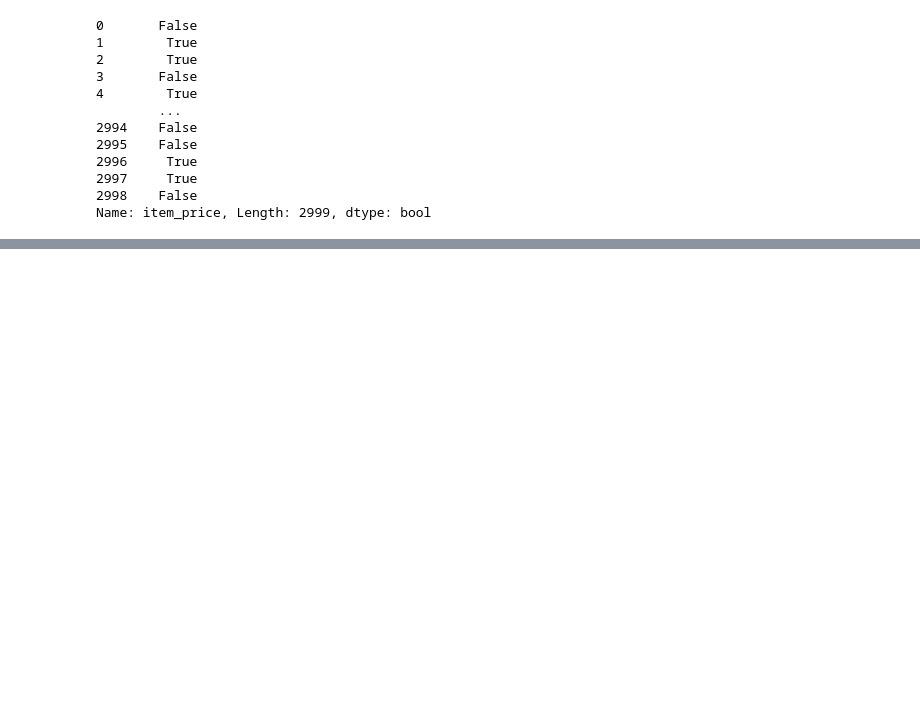
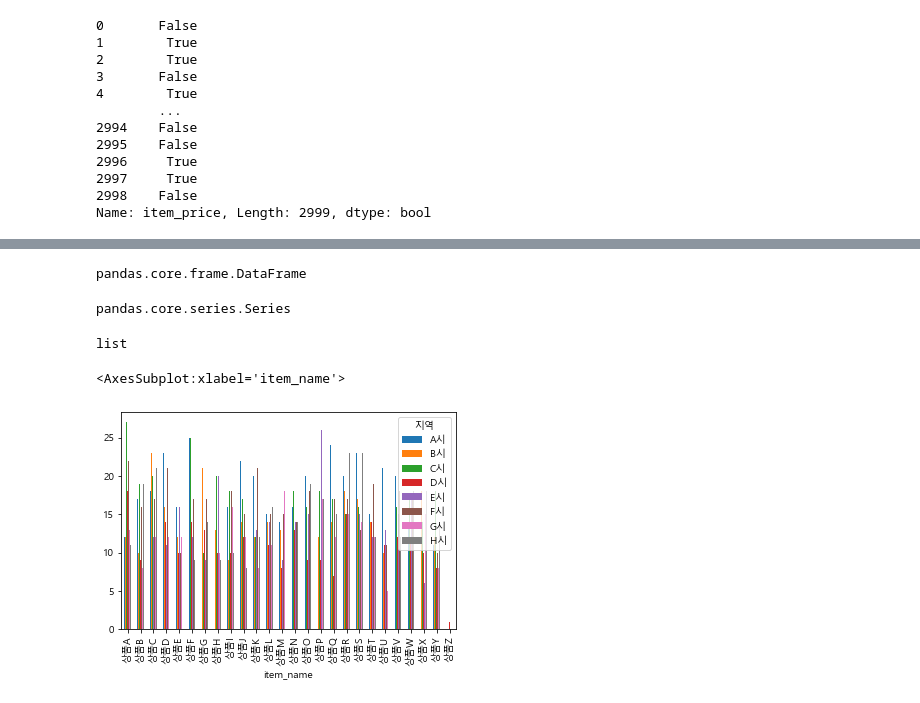
Before and after one commit to SeoHyunHo99/Bigleader, a Jupyter notebook: 2주차/pyda100-master(이희승)/2장/Section2_last.ipynb, the cells around one changed output, grey strips where cells are left out. Cells and saved outputs as stored; diff of their text form; code cells hidden in the pictures; blank space fills up the shorter version.

```diff
--- a/2주차/pyda100-master(이희승)/2장/Section2_last.ipynb
+++ b/2주차/pyda100-master(이희승)/2장/Section2_last.ipynb
@@ -206,0 +312,20 @@ for i in list(uriage_data.loc[find_Nan, "item_name"].unique()):
+# %%
+# '4xxxx'형태의 데이터 -> '201x-xx-xx'형태로 변경
+from datetime import timedelta, datetime
+import datetime
+
+# '4xxxx'값을 365로 나누면 약 110~120.xxx값으로 나옴. 이 값은 '년'으로 추정
+# 기준점(1900.1.1) day1에 할당
+day1 = datetime.date(1900, 1, 1)
+
+# ('4xxxx' -> int) / (201x-xx-xx xx:xx:xx' -> datetime.datetime)
+# 'int' type일 경우, days값으로 넣어줌
+# 'datetime.datetime' type일 경우 띄어쓰기 기준으로 분리 후
+# '201x-xx-xx'값 으로 변경
+for i in range(len(kokyaku_data['등록일'])):
+    if type(kokyaku_data['등록일'].iloc[i]) == int:
+        a = day1 + timedelta(days = kokyaku_data['등록일'].iloc[i])
+        kokyaku_data['등록일'].iloc[i] = a
+    else :
+        b = str(kokyaku_data['등록일'].iloc[i]).split()[0]
+        kokyaku_data['등록일'].iloc[i] = b
@@ -206,0 +348,8 @@ for i in list(uriage_data.loc[find_Nan, "item_name"].unique()):
+# %%
+# 전처리가 완료된 'uriage'파일과 'kokyaku_data'파일 병합
+
+merge_data = pd.merge(uriage
+                      , kokyaku_data
+                      , left_on = "customer_name"
+                      , right_on = "고객이름"
+                      , how = "left")
@@ -206,0 +412,7 @@ for i in list(uriage_data.loc[find_Nan, "item_name"].unique()):
+# %%
+# 데이터를 계산, 요약 및 분석하는 강력한 도구인 피벗테이블로 변환
+
+city = merge_data.pivot_table(index ="item_name"
+                              ,columns ="지역"
+                              ,aggfunc ="size"
+                              ,fill_value=0)
@@ -206,0 +440,8 @@ for i in list(uriage_data.loc[find_Nan, "item_name"].unique()):
+# %%
+type(city)
+# %% [output]
+pandas.core.frame.DataFrame
+# %%
+type(city['A시'])
+# %% [output]
+pandas.core.series.Series
@@ -206,0 +457,4 @@ for i in list(uriage_data.loc[find_Nan, "item_name"].unique()):
+# %%
+type(city_c)
+# %% [output]
+list
@@ -206,0 +478,10 @@ for i in list(uriage_data.loc[find_Nan, "item_name"].unique()):
+# %%
+# 상품 당 도시별 판매량
+
+import matplotlib.pyplot as plt
+%matplotlib inline
+
+city.plot(kind = 'bar')
+# %% [output]
+<AxesSubplot:xlabel='item_name'>
+[figure, added]
```
Also changed, not shown: parts of 24 cells of this notebook, 7 other files.
